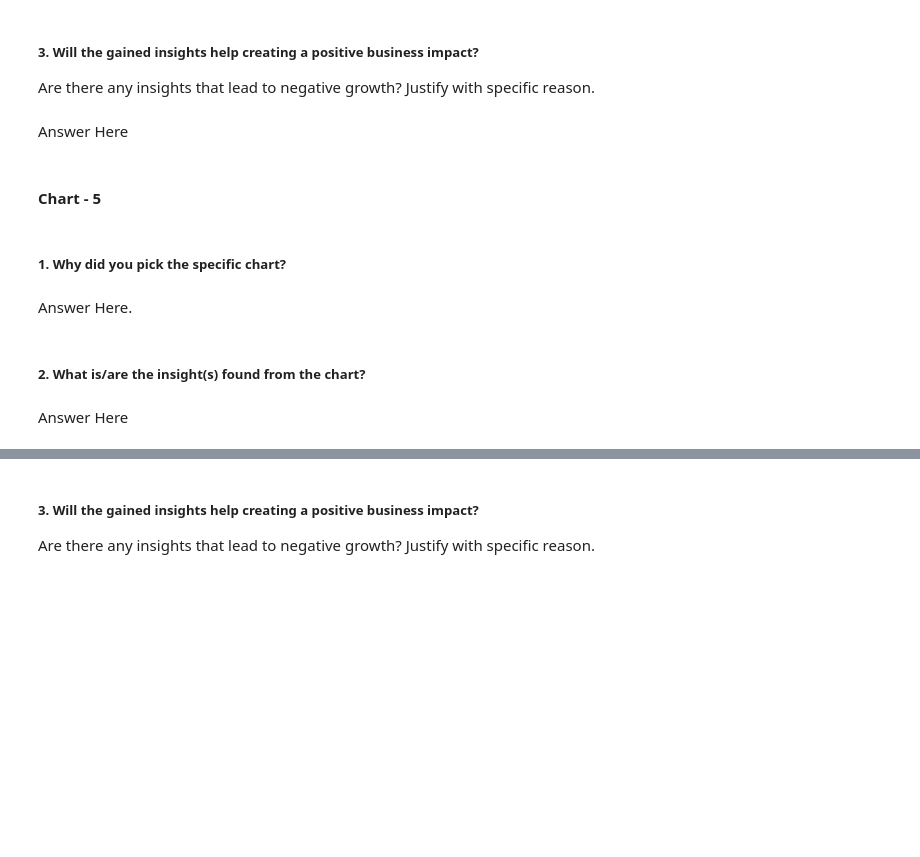
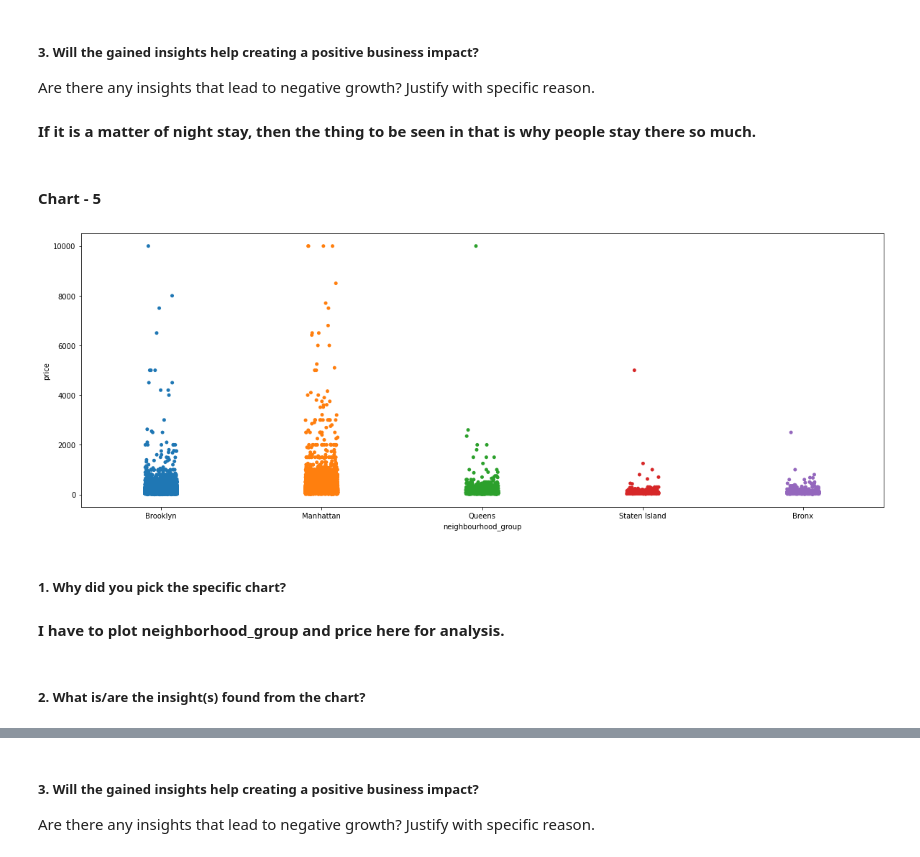
Before and after one commit to Manoharjha333/AirBnb-EDA-Project, a Jupyter notebook: AirBnb_EDA_Project.ipynb, the cells around one changed output, grey strips where cells are left out. Drawn from its saved outputs; the diff is of its cells as text; code cells hidden in the pictures; blank space fills up the shorter version.

```diff
--- a/AirBnb_EDA_Project.ipynb
+++ b/AirBnb_EDA_Project.ipynb
@@ -497,7 +499,7 @@ Answer Here
 # %% [markdown]
 ##### 3. Will the gained insights help creating a positive business impact?
 Are there any insights that lead to negative growth? Justify with specific reason.
-# %% [markdown]
-Answer Here
+# %% [markdown]
+**If it is a matter of night stay, then the thing to be seen in that is why people stay there so much.**
 # %% [markdown]
 #### Chart - 5
@@ -506,8 +506,14 @@ Answer Here
+# %%
+# Chart - 5 visualization code
+
+plt.figure(figsize=(20,7))
+sns.stripplot(df['neighbourhood_group'], df['price'])
+plt.show()
+# %% [output]
+[figure, added]
 # %% [markdown]
 ##### 1. Why did you pick the specific chart?
-# %% [markdown]
-Answer Here.
+# %% [markdown]
+**I have to plot neighborhood_group and price here for analysis.**
 # %% [markdown]
 ##### 2. What is/are the insight(s) found from the chart?
-# %% [markdown]
-Answer Here
```
Also changed, not shown: parts of 108 cells of this notebook.
